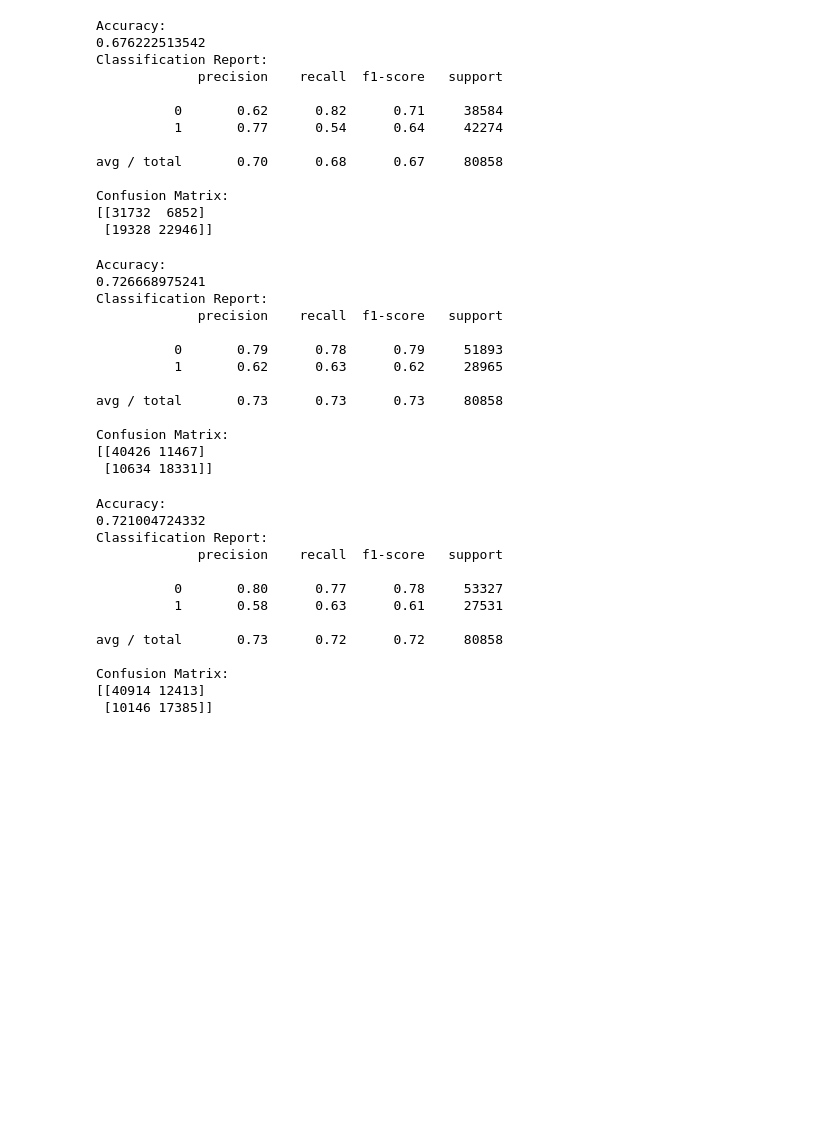
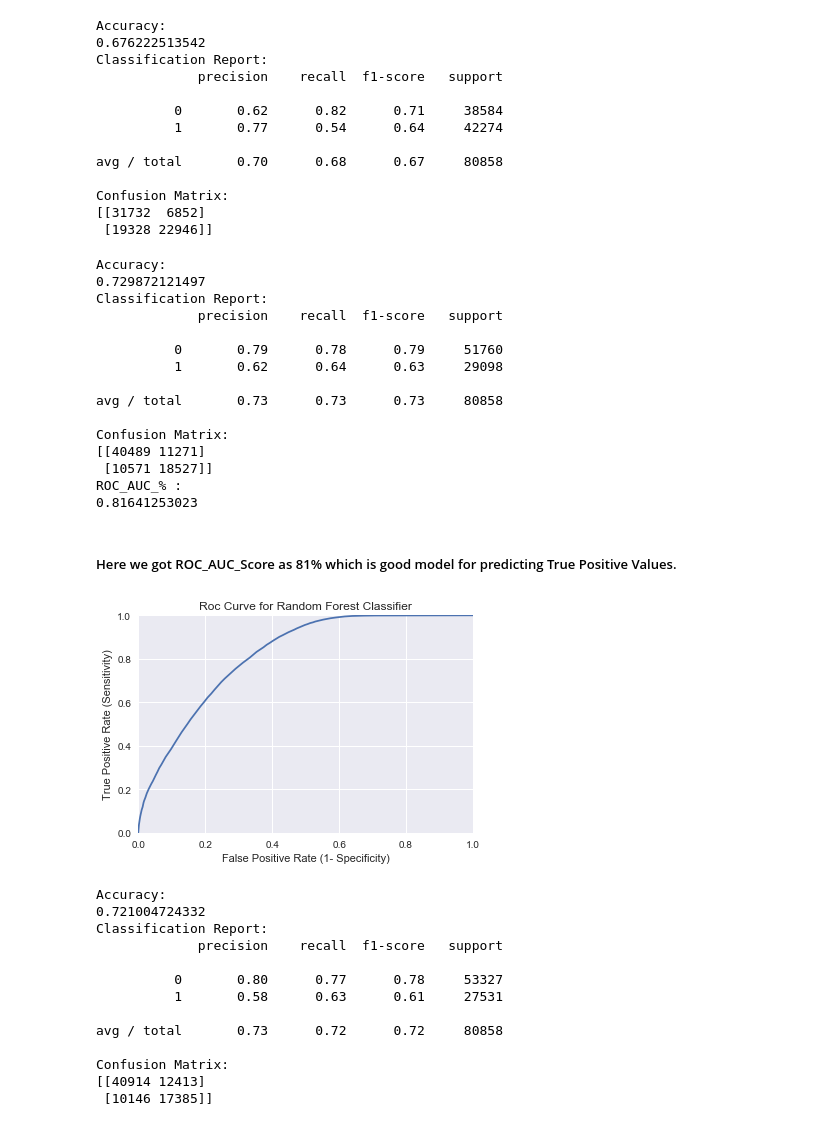
Before and after one commit to YogeshHiremath/DM_Course_Project, a Jupyter notebook: CP_Pre_Processing.ipynb, the cells around one changed output. Saved outputs shown, nothing was run; the diff lists cells and outputs as text; code cells hidden in the pictures; blank space fills up the shorter version.

```diff
--- a/CP_Pre_Processing.ipynb
+++ b/CP_Pre_Processing.ipynb
@@ -797,8 +856,9 @@ Confusion Matrix:
 #Random Forest
 from sklearn.ensemble import RandomForestClassifier
 clf = RandomForestClassifier(n_estimators=100, n_jobs=-1, random_state=1)
-model=clf.fit(X_training_pruned, y_training)
-prediction = clf.predict(X_validation_pruned)
+model=clf.fit(X_training, y_training)
+prediction = clf.predict(X_validation)
+y_pred_prob = clf.predict_proba(X_validation)[:,1]
 
 print ("Accuracy:")
 print (accuracy_score(prediction, y_validation))
@@ -806,20 +866,39 @@ print ("Classification Report:")
 print (classification_report(prediction, y_validation))
 print ("Confusion Matrix:")
 print (confusion_matrix(prediction, y_validation))
+print ("ROC_AUC_% :")
+print (roc_auc_score(y_validation,y_pred_prob))
 # %% [output]
 Accuracy:
-0.726668975241
+0.729872121497
 Classification Report:
              precision    recall  f1-score   support
 
-          0       0.79      0.78      0.79     51893
-          1       0.62      0.63      0.62     28965
+          0       0.79      0.78      0.79     51760
+          1       0.62      0.64      0.63     29098
 
 avg / total       0.73      0.73      0.73     80858
 
 Confusion Matrix:
-[[40426 11467]
- [10634 18331]]
+[[40489 11271]
+ [10571 18527]]
+ROC_AUC_% :
+0.81641253023
+# %% [markdown]
+##### Here we got ROC_AUC_Score as 81% which is good model for predicting True Positive Values.
+# %%
+#ROC_Curve for Random Forest
+
+fpr , tpr, thersholds = roc_curve(y_validation,y_pred_prob)
+plt.plot(fpr,tpr)
+plt.xlim([0.0,1.0])
+plt.ylim([0.0,1.0])
+plt.title("Roc Curve for Random Forest Classifier")
+plt.xlabel("False Positive Rate (1- Specificity)")
+plt.ylabel("True Positive Rate (Sensitivity)")
+plt.grid(True)
+# %% [output]
+[figure, added]
 # %%
 #Nearest Neighbors Classifier
 from sklearn.neighbors import KNeighborsClassifier
```
Also changed, not shown: parts of 17 cells of this notebook.
